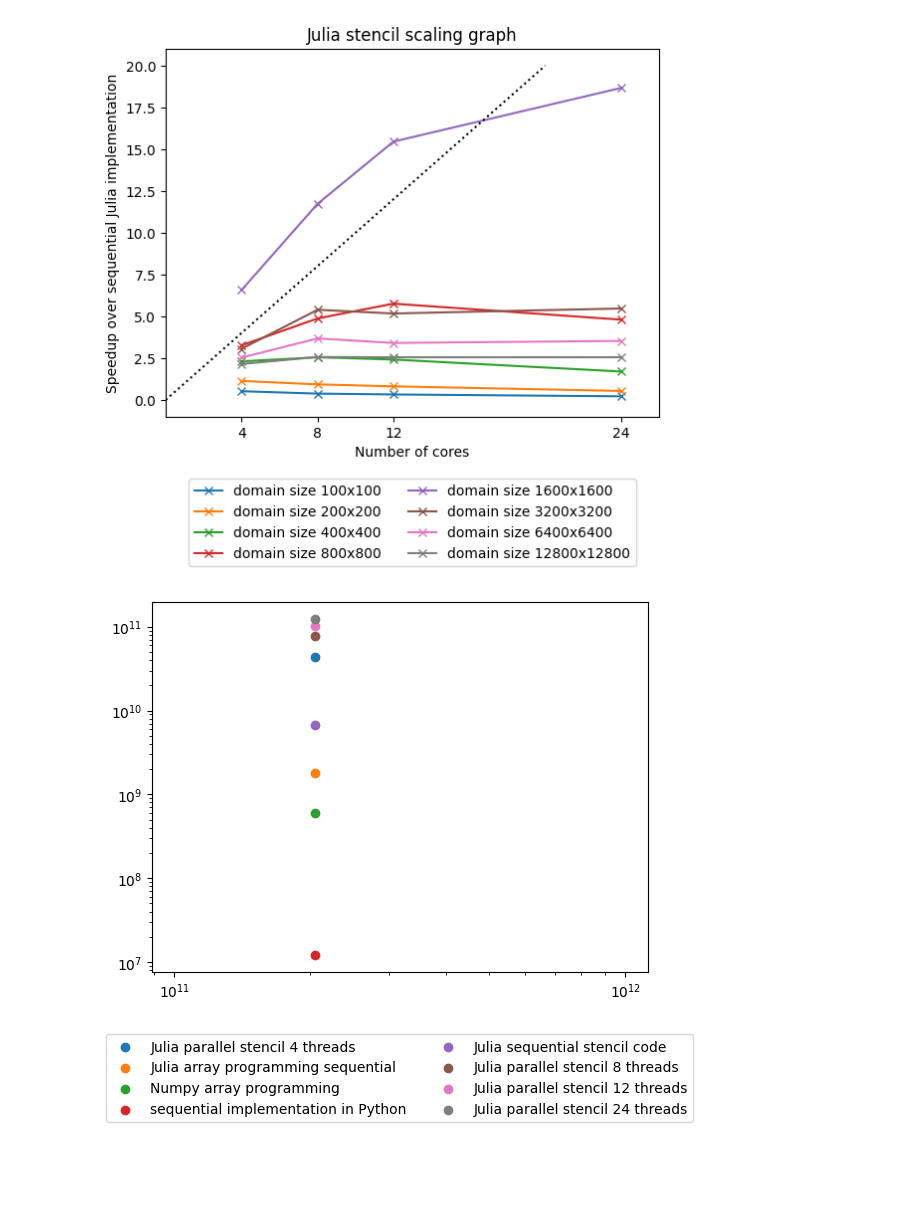
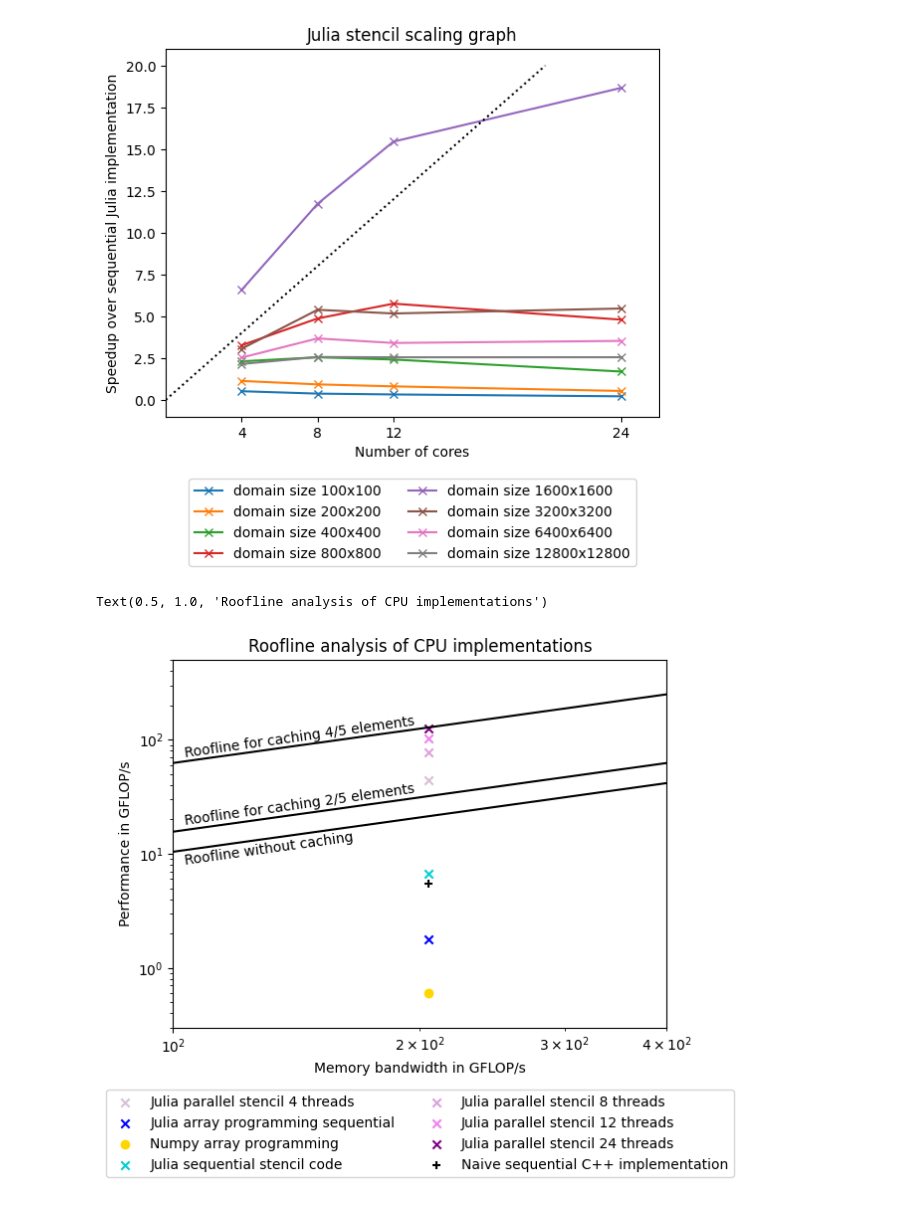
Before and after one commit to peteole/julia-2d-heat-equation, a Jupyter notebook: plotting_daniel.ipynb, the cells around one changed output. Cells and saved outputs as stored; diff of their text form; code cells hidden in the pictures; blank space fills up the shorter version.

```diff
--- a/plotting_daniel.ipynb
+++ b/plotting_daniel.ipynb
@@ -183,16 +204,41 @@ plt.savefig("figures/cpu_scaling.pdf",bbox_inches='tight')
         6.13497866,  3.9908054 ,  2.44710077]), 'std_speedup': array([0.03897556, 0.09911228, 0.73434312, 1.87717544,        nan,
               nan,        nan,        nan]), 'label': 'Julia parallel stencil 24 threads'}
 [figure]
-# %%
-domain = 1600
-flops = domain*domain*5*5000
-
-ax=plt.gca()
-ax.set_xscale("log")
-ax.set_yscale("log")
-
-for implementation in cpu_implementations:
-    plt.scatter(204800000000, flops / implementations_dict[implementation]["mean"][4], label=implementations_dict[implementation]["label"])
-    plt.legend(bbox_to_anchor=(0.5, -0.15), loc='upper center', ncol=2)
-# %% [output]
-[figure, removed]
+# %%
+domain = 1600
+flops = domain*domain*5*5000
+
+ax=plt.gca()
+ax.set_xscale("log")
+ax.set_yscale("log")
+
+# no caching
+plt.plot([1, 10320], [5/48, 1075], color="black")
+
+# caching two elements
+plt.plot([1, 6880], [5/32, 1075], color="black")
+
+# caching all elements except one
+plt.plot([1, 1720], [5/8, 1075], color="black")
+
+markers = ["x", "x", "o", "o", "x", "x", "x", "x", "+"]
+
+for implementation, i in zip(cpu_implementations + ["cpp_naive"], range(len(cpu_implementations) + 1)):
+    if implementation != "python_lists":
+        plt.scatter(204.8, flops / implementations_dict[implementation]["mean"][4] * 1e-9, label=implementations_dict[implementation]["label"], marker=markers[i], color=implementations_dict[implementation]["color"])
+
+plt.legend(bbox_to_anchor=(0.5, -0.15), loc='upper center', ncol=2)
+
+plt.xlabel("Memory bandwidth in GFLOP/s")
+plt.ylabel("Performance in GFLOP/s")
+
+plt.xlim([100, 400])
+plt.ylim([.3, 500])
+
+plt.text(103, 70, "Roofline for caching 4/5 elements", rotation=8)
+plt.text(103, 18, "Roofline for caching 2/5 elements", rotation=8)
+plt.text(103, 8, "Roofline without caching", rotation=8)
+plt.title("Roofline analysis of CPU implementations")
+# %% [output]
+Text(0.5, 1.0, 'Roofline analysis of CPU implementations')
+[figure, added]
```
Also changed, not shown: parts of 2 cells of this notebook.
